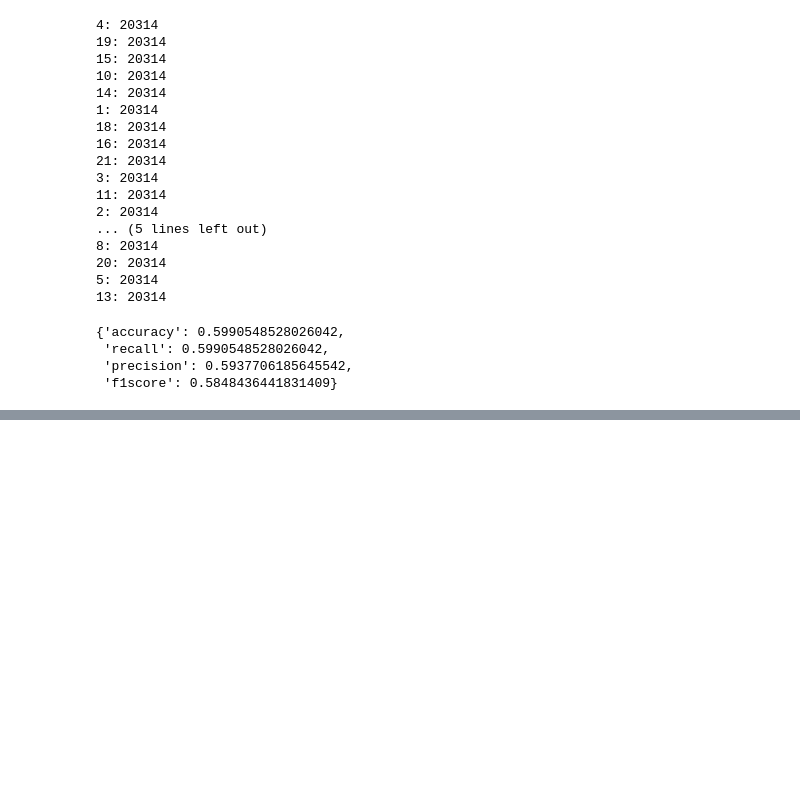
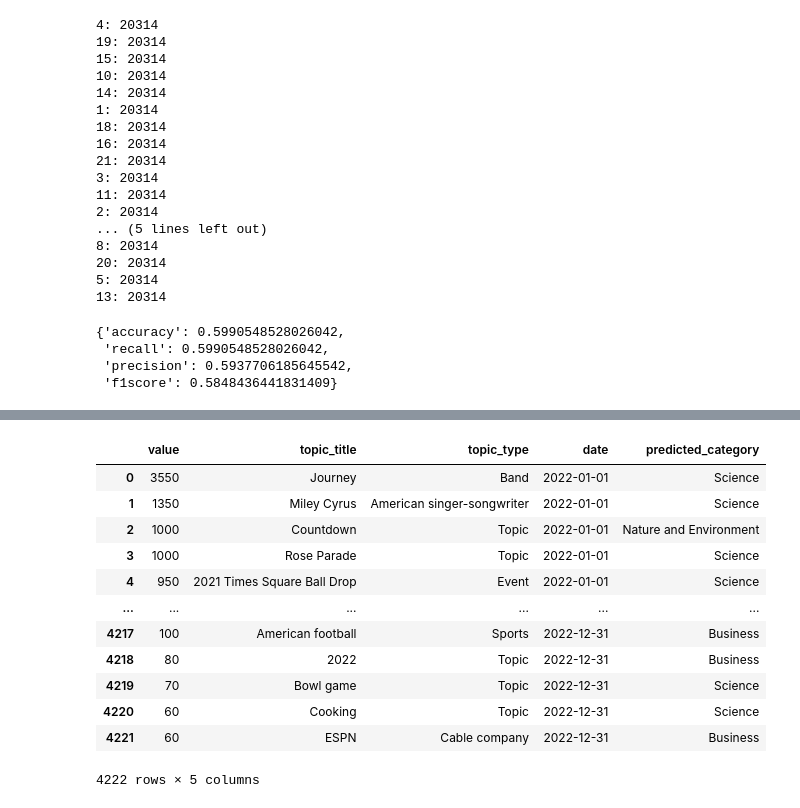
Before and after one commit to mariosakritas/NLP-methods-for-news-articles, a Jupyter notebook: notebooks/MA_ML_dirty_21.ipynb, the cells around one changed output, grey strips where cells are left out. Drawn from its saved outputs; the diff is of its cells as text; code cells hidden in the pictures; blank space fills up the shorter version.

```diff
--- a/notebooks/MA_ML_dirty_21.ipynb
+++ b/notebooks/MA_ML_dirty_21.ipynb
@@ -268,0 +342,14 @@ best_params_balanced = grid_search_balanced.best_params_
+# %%
+#this takes aboout an hour to run on my local machine, onnly rerun if you want to overwrite
+W2Vec_Data2=FunctionText2Vec(corpus2)
+
+output_dir = '/home/marios/local_data_s2ds/'
+file_name = 'w2v_data_google_trends_2022.npy'
+np.save(op.join(output_dir, file_name), W2Vec_Data2)
+# %%
+Predictors=W2Vec_Data2.columns
+X_google_test=W2Vec_Data2[Predictors].values
+PredictorScaler=MinMaxScaler()
+PredictorScalerFit=PredictorScaler.fit(X_google_test)
+# Generating the standardized values of X
+X_google_test=PredictorScalerFit.transform(X_google_test)
@@ -268,0 +360,21 @@ best_params_balanced = grid_search_balanced.best_params_
+# %%
+prim_num_dict = {}
+for (num, cat) in zip(prim_cat_dict.values(), prim_cat_dict.keys()):
+    prim_num_dict[num] = cat
+prim_num_dict
+df_google['predicted_category'] = df_google['predicted_category'].apply(lambda x: prim_num_dict[x] if x in prim_num_dict else x)
+df_google['predicted_category']  = df_google['predicted_category'].astype(str)
+# %% [output]
+|  | value | topic_title | topic_type | date | predicted_category |
+| 0 | 3550 | Journey | Band | 2022-01-01 | Science |
+| 1 | 1350 | Miley Cyrus | American singer-songwriter | 2022-01-01 | Science |
+| 2 | 1000 | Countdown | Topic | 2022-01-01 | Nature and Environment |
+| 3 | 1000 | Rose Parade | Topic | 2022-01-01 | Science |
+| 4 | 950 | 2021 Times Square Ball Drop | Event | 2022-01-01 | Science |
+| ... | ... | ... | ... | ... | ... |
+| 4217 | 100 | American football | Sports | 2022-12-31 | Business |
+| 4218 | 80 | 2022 | Topic | 2022-12-31 | Business |
+| 4219 | 70 | Bowl game | Topic | 2022-12-31 | Science |
+| 4220 | 60 | Cooking | Topic | 2022-12-31 | Science |
+| 4221 | 60 | ESPN | Cable company | 2022-12-31 | Business |
+4222 rows × 5 columns
```
Also changed, not shown: parts of 18 cells of this notebook, 1 other file.
